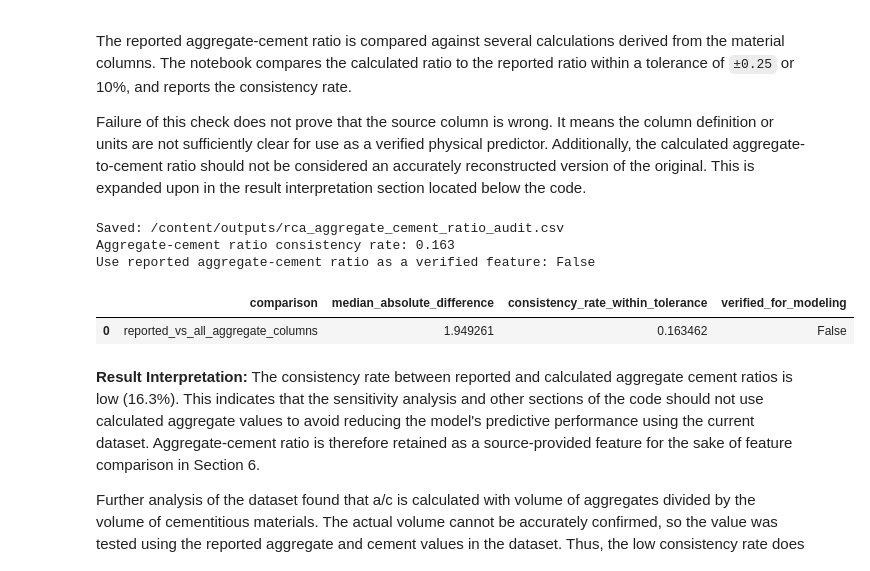
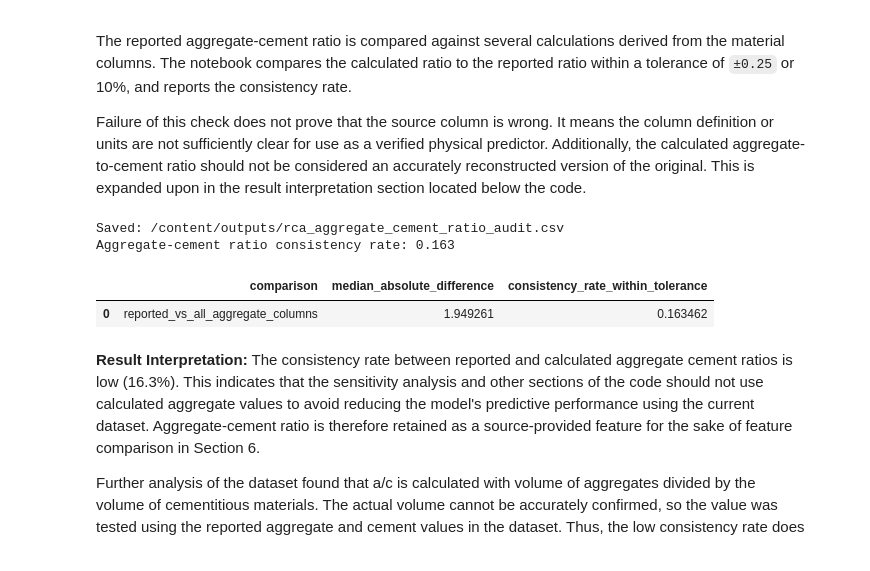
Before and after one commit to helloeveryone312-wq/Optimizing-Recycled-Aggregate-Concrete, a Jupyter notebook: notebooks/03_rca_dataset_modeling_and_pareto_analysis.ipynb, the cells around one changed output. Cells and saved outputs as stored; diff of their text form; code cells hidden in the pictures.

```diff
--- a/notebooks/03_rca_dataset_modeling_and_pareto_analysis.ipynb
+++ b/notebooks/03_rca_dataset_modeling_and_pareto_analysis.ipynb
@@ -1103,37 +1103,35 @@ ratio_audit.to_csv(
 )
 
 # Prints and creates a summary defining if the calculated and recorded values
 # can be treated similarly
 print("Saved:", ratio_audit_path)
 print(
     "Aggregate-cement ratio consistency rate:",
     round(aggregate_ratio_consistency_rate, 3),
 )
-=
 
 ratio_summary = pd.DataFrame(
     [
         {
             "comparison": "reported_vs_all_aggregate_columns",
             "median_absolute_difference": (
                 ratio_audit[
                     "all_materials_absolute_difference"
                 ].median()
             ),
             "consistency_rate_within_tolerance": (
                 aggregate_ratio_consistency_rate
             ),
         }
     ]
 )
 
 display(ratio_summary)
 # %% [output]
 Saved: /content/outputs/rca_aggregate_cement_ratio_audit.csv
 Aggregate-cement ratio consistency rate: 0.163
-Use reported aggregate-cement ratio as a verified feature: False
-|  | comparison | median_absolute_difference | consistency_rate_within_tolerance | verified_for_modeling |
-| 0 | reported_vs_all_aggregate_columns | 1.949261 | 0.163462 | False |
+|  | comparison | median_absolute_difference | consistency_rate_within_tolerance |
+| 0 | reported_vs_all_aggregate_columns | 1.949261 | 0.163462 |
 # %% [markdown]
 **Result Interpretation:** The consistency rate between reported and calculated aggregate cement ratios is low (16.3%). This indicates that the sensitivity analysis and other sections of the code should not use calculated aggregate values to avoid reducing the model's predictive performance using the current dataset. Aggregate-cement ratio is therefore retained as a source-provided feature for the sake of feature comparison in Section 6.
 
```
Also changed, not shown: parts of 2 cells of this notebook.
